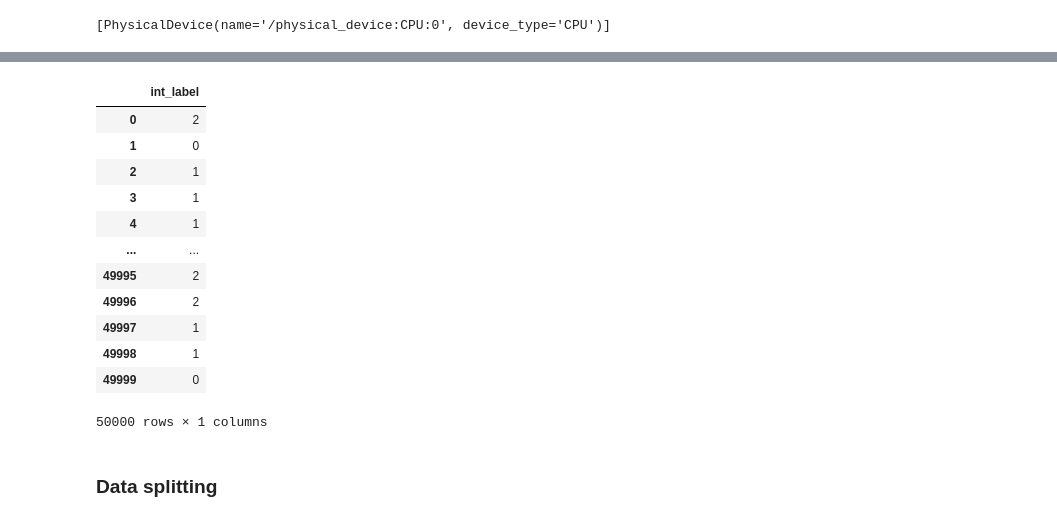
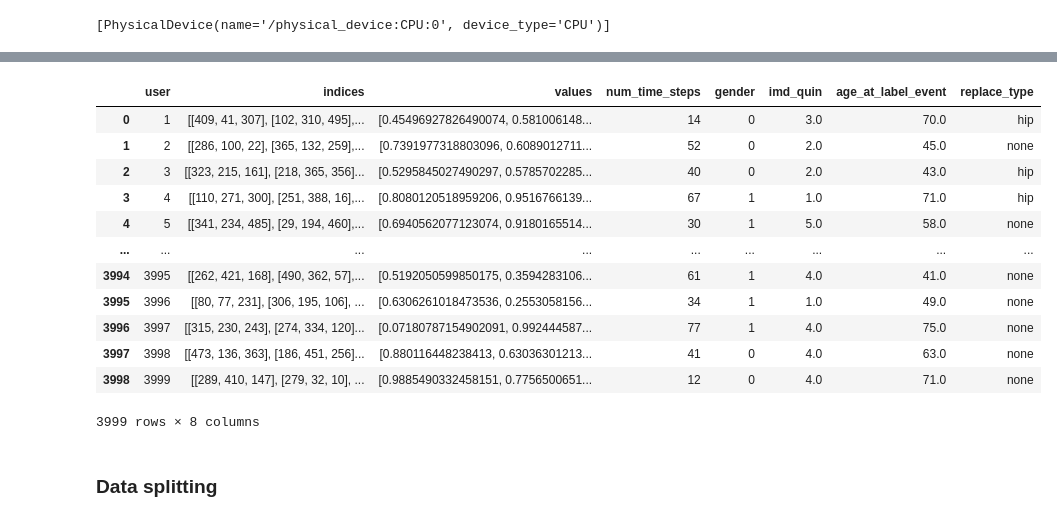
Before and after one commit to ZoeHancox/Sparse_TGCNN, a Jupyter notebook: TGCNN_test_fake_patients.ipynb, the cells around one changed output, grey strips where cells are left out. Saved outputs shown, nothing was run; the diff lists cells and outputs as text; code cells hidden in the pictures.

Commit message:
Change import data

```diff
--- a/TGCNN_test_fake_patients.ipynb
+++ b/TGCNN_test_fake_patients.ipynb
@@ -113,16 +52,0 @@ input_values_indices_df
-# %%
-y
-# %% [output]
-|  | int_label |
-| 0 | 2 |
-| 1 | 0 |
-| 2 | 1 |
-| 3 | 1 |
-| 4 | 1 |
-| ... | ... |
-| 49995 | 2 |
-| 49996 | 2 |
-| 49997 | 1 |
-| 49998 | 1 |
-| 49999 | 0 |
-50000 rows × 1 columns
@@ -131,3 +53,35 @@ num_in_cat_dict
+# %%
+if include_drugs:
+    max_event_codes = 518
+else:
+    max_event_codes = 512
+num_labels = 1 # number of outcomes -1
+hip_or_knee = 'hip'
+class_weights = tf.compat.v2.constant([[0.5, 0.5]]) # 50:50 split for the class weights
+
+# This would be where you would import your data instead of using the `create_fake_patient_df` function
+    # Data to train the model on
+cv_patients = create_fake_patients.create_fake_patient_df(num_patients=4000, max_events=100, max_nodes=512)
+    # Data to test and relicibrate on
+test_patients = create_fake_patients.create_fake_patient_df(num_patients=4000, max_events=100, max_nodes=512)
+    # Data to test the recalibrated model on
+recal_test_patients = create_fake_patients.create_fake_patient_df(num_patients=4000, max_events=100, max_nodes=512)
+
+cv_patients
+# %% [output]
+|  | user | indices | values | num_time_steps | gender | imd_quin | age_at_label_event | replace_type |
+| 0 | 1 | [[409, 41, 307], [102, 310, 495],... | [0.45496927826490074, 0.581006148... | 14 | 0 | 3.0 | 70.0 | hip |
+| 1 | 2 | [[286, 100, 22], [365, 132, 259],... | [0.7391977318803096, 0.6089012711... | 52 | 0 | 2.0 | 45.0 | none |
+| 2 | 3 | [[323, 215, 161], [218, 365, 356]... | [0.5295845027490297, 0.5785702285... | 40 | 0 | 2.0 | 43.0 | hip |
+| 3 | 4 | [[110, 271, 300], [251, 388, 16],... | [0.8080120518959206, 0.9516766139... | 67 | 1 | 1.0 | 71.0 | hip |
+| 4 | 5 | [[341, 234, 485], [29, 194, 460],... | [0.6940562077123074, 0.9180165514... | 30 | 1 | 5.0 | 58.0 | none |
+| ... | ... | ... | ... | ... | ... | ... | ... | ... |
+| 3994 | 3995 | [[262, 421, 168], [490, 362, 57],... | [0.5192050599850175, 0.3594283106... | 61 | 1 | 4.0 | 41.0 | none |
+| 3995 | 3996 | [[80, 77, 231], [306, 195, 106], ... | [0.6306261018473536, 0.2553058156... | 34 | 1 | 1.0 | 49.0 | none |
+| 3996 | 3997 | [[315, 230, 243], [274, 334, 120]... | [0.07180787154902091, 0.992444587... | 77 | 1 | 4.0 | 75.0 | none |
+| 3997 | 3998 | [[473, 136, 363], [186, 451, 256]... | [0.880116448238413, 0.63036301213... | 41 | 0 | 4.0 | 63.0 | none |
+| 3998 | 3999 | [[289, 410, 147], [279, 32, 10], ... | [0.9885490332458151, 0.7756500651... | 12 | 0 | 4.0 | 71.0 | none |
+3999 rows × 8 columns
 # %%
 input_matrices = []
 
```
Also changed, not shown: parts of 3 cells of this notebook.
